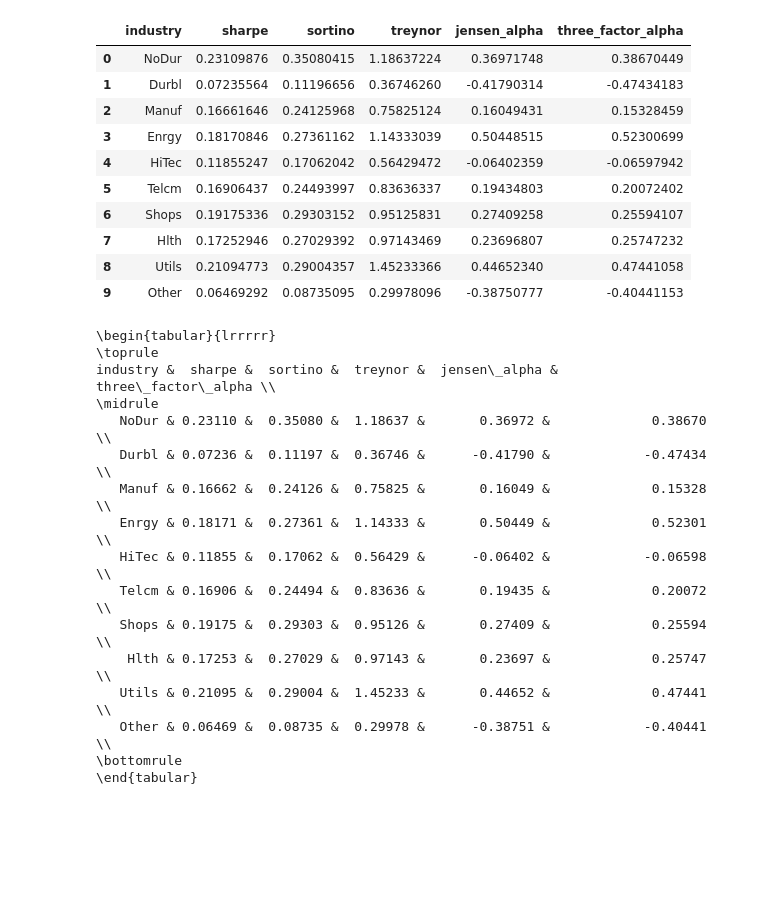
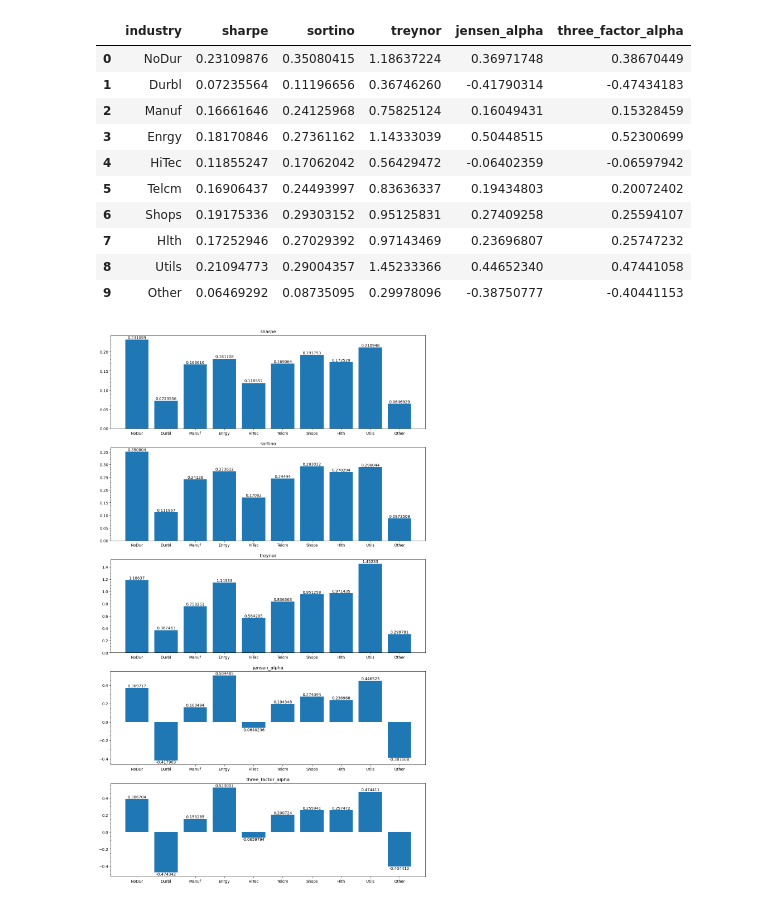
Before and after one commit to kilowiski/qf600, a Jupyter notebook: assignment_3/assignment3.ipynb, the cells around one changed output. Saved outputs shown, nothing was run; the diff lists cells and outputs as text; code cells hidden in the pictures; blank space fills up the shorter version.

Commit message:
fix the graph plotting

```diff
--- a/assignment_3/assignment3.ipynb
+++ b/assignment_3/assignment3.ipynb
@@ -20,9 +23,7 @@ risk_factors_df = pd.read_excel('Risk_Factors.xlsx')
 # %%
 # use merge for join inner i guess
-concated_df = industry_portfolio_df\
-            .merge(market_portfolio_df, on ='Date', how='inner')
-concated_df = concated_df\
-            .merge(risk_factors_df, on ='Date', how='inner')
+concated_df = industry_portfolio_df.merge(market_portfolio_df, on="Date", how="inner")
+concated_df = concated_df.merge(risk_factors_df, on="Date", how="inner")
 # %%
 portfolio_cols = concated_df.columns[1:12]
 # %%
@@ -55,7 +56,10 @@ market_model_result_slope = np.array(market_model_result_slope)
 # %%
 treynor = excess_risk_df.mean().to_numpy() / market_model_result_slope
 # %%
-jensen_alpha = excess_risk_df.mean().to_numpy() - excess_risk_df['Market_excess'].mean() * market_model_result_slope
+jensen_alpha = (
+    excess_risk_df.mean().to_numpy()
+    - excess_risk_df["Market_excess"].mean() * market_model_result_slope
+)
 # %%
 downside_df = excess_risk_df.mask(excess_risk_df > 0, 0, inplace=False)
 semivariance = (downside_df**2).mean()
@@ -87,8 +91,12 @@ array([ 3.86704486e-01, -4.74341829e-01,  1.53284594e-01,  5.23006987e-01,
         4.74410582e-01, -4.04411529e-01, -2.22044605e-16])
 # %%
 result = pd.DataFrame([sharpe, sortino, treynor, jensen_alpha, three_factor_alpha]).T
-result = pd.concat([pd.DataFrame(portfolio_cols) , result], axis=1)
-result.set_axis(['industry','sharpe', 'sortino', 'treynor', 'jensen_alpha', 'three_factor_alpha'], axis="columns", inplace=True)
+result = pd.concat([pd.DataFrame(portfolio_cols), result], axis=1)
+result.set_axis(
+    ["industry", "sharpe", "sortino", "treynor", "jensen_alpha", "three_factor_alpha"],
+    axis="columns",
+    inplace=True,
+)
 result = result[0:10]
 result
 # %% [output]
@@ -103,25 +111,22 @@ result
 | 7 | Hlth | 0.17252946 | 0.27029392 | 0.97143469 | 0.23696807 | 0.25747232 |
 | 8 | Utils | 0.21094773 | 0.29004357 | 1.45233366 | 0.44652340 | 0.47441058 |
 | 9 | Other | 0.06469292 | 0.08735095 | 0.29978096 | -0.38750777 | -0.40441153 |
-# %%
-print(result.to_latex(index=False,
-                  float_format="{:.5f}".format,
-))
-# %% [output]
-\begin{tabular}{lrrrrr}
-\toprule
-industry &  sharpe &  sortino &  treynor &  jensen\_alpha &  three\_factor\_alpha \\
-\midrule
-   NoDur & 0.23110 &  0.35080 &  1.18637 &       0.36972 &             0.38670 \\
-   Durbl & 0.07236 &  0.11197 &  0.36746 &      -0.41790 &            -0.47434 \\
-   Manuf & 0.16662 &  0.24126 &  0.75825 &       0.16049 &             0.15328 \\
-   Enrgy & 0.18171 &  0.27361 &  1.14333 &       0.50449 &             0.52301 \\
-   HiTec & 0.11855 &  0.17062 &  0.56429 &      -0.06402 &            -0.06598 \\
-   Telcm & 0.16906 &  0.24494 &  0.83636 &       0.19435 &             0.20072 \\
-   Shops & 0.19175 &  0.29303 &  0.95126 &       0.27409 &             0.25594 \\
-    Hlth & 0.17253 &  0.27029 &  0.97143 &       0.23697 &             0.25747 \\
-   Utils & 0.21095 &  0.29004 &  1.45233 &       0.44652 &             0.47441 \\
-   Other & 0.06469 &  0.08735 &  0.29978 &      -0.38751 &            -0.40441 \\
-\bottomrule
-\end{tabular}
+# %%
+industries = result["industry"]
+cols = result.columns
+cols = cols[1:]
+sharpe = result.iloc[:, 1]
+
+fig, ax = plt.subplots(len(cols), 1, figsize=(10, 20))
+fig.tight_layout()
+fig.subplots_adjust(hspace=0.2)
+for i, x in enumerate(cols):
+    bars = ax[i].bar(industries, result.iloc[:, 1 + i])
+    ax[i].bar_label(bars)
+    ax[i].set_title(x)
+    ax[i].yaxis.set_major_locator(ticker.AutoLocator())
+    ax[i].yaxis.set_minor_locator(ticker.AutoMinorLocator())
+fig.savefig("risk_factors.jpeg")
+# %% [output]
+[figure, added]
 # %%
```
Also changed, not shown: parts of 10 cells of this notebook, 1 other file.
